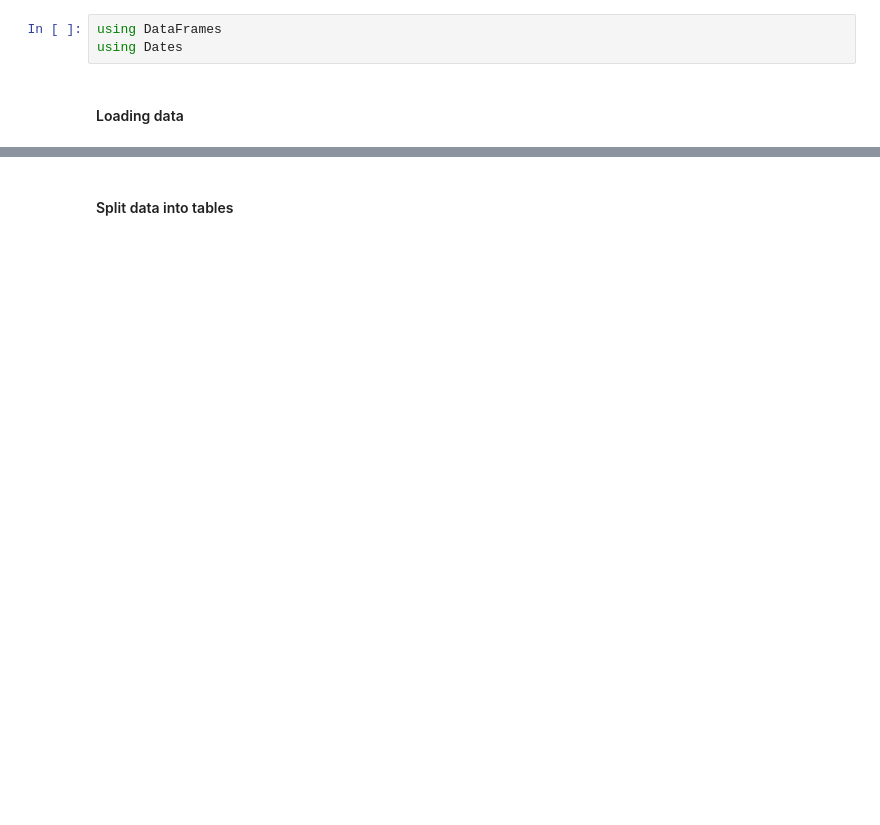
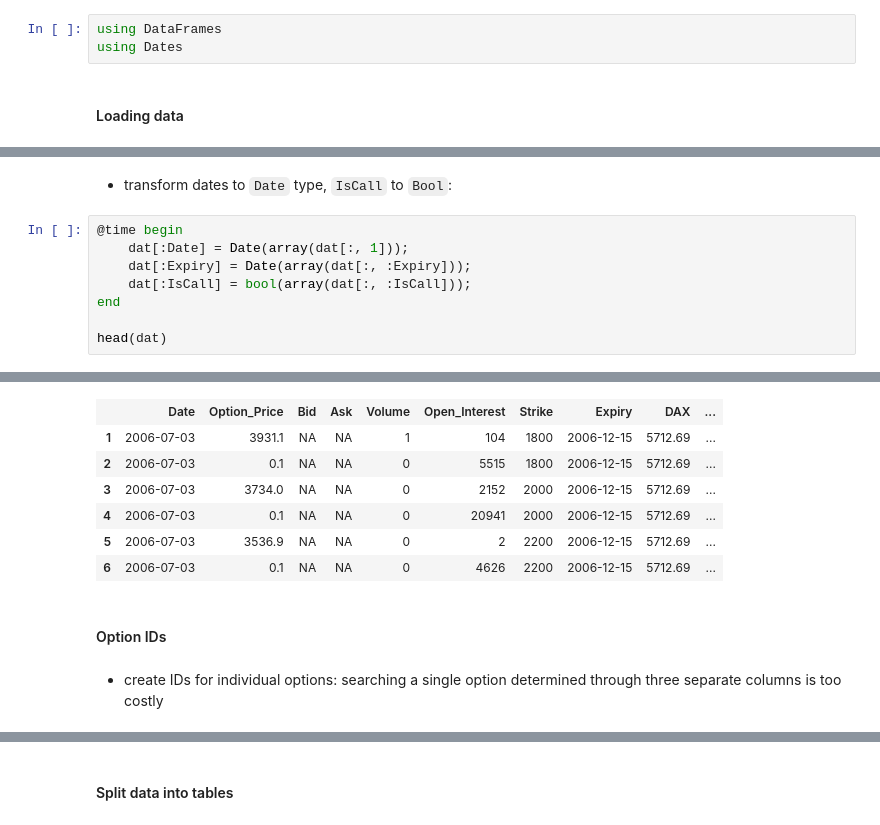
Before and after one commit to JuliaFinMetriX/option_prices, a Jupyter notebook: notebooks/creating_relational_database.ipynb, the cells around one changed output, grey strips where cells are left out. Drawn from its saved outputs; the diff is of its cells as text; blank space fills up the shorter version.

```diff
--- a/notebooks/creating_relational_database.ipynb
+++ b/notebooks/creating_relational_database.ipynb
@@ -18,0 +39,11 @@ elapsed time: 12.954250909 seconds (3564920424 bytes allocated, 11.75% gc time)
+# %% [markdown]
+- transform dates to `Date` type, `IsCall` to `Bool`:
+# %%
+@time begin
+    dat[:Date] = Date(array(dat[:, 1]));
+    dat[:Expiry] = Date(array(dat[:, :Expiry]));
+    dat[:IsCall] = bool(array(dat[:, :IsCall]));
+end
+
+head(dat)
+# %% [output]
@@ -18,0 +51,11 @@ elapsed time: 12.954250909 seconds (3564920424 bytes allocated, 11.75% gc time)
+|  | Date | Option_Price | Bid | Ask | Volume | Open_Interest | Strike | Expiry | DAX | ... |
+| 1 | 2006-07-03 | 3931.1 | NA | NA | 1 | 104 | 1800 | 2006-12-15 | 5712.69 | ... |
+| 2 | 2006-07-03 | 0.1 | NA | NA | 0 | 5515 | 1800 | 2006-12-15 | 5712.69 | ... |
+| 3 | 2006-07-03 | 3734.0 | NA | NA | 0 | 2152 | 2000 | 2006-12-15 | 5712.69 | ... |
+| 4 | 2006-07-03 | 0.1 | NA | NA | 0 | 20941 | 2000 | 2006-12-15 | 5712.69 | ... |
+| 5 | 2006-07-03 | 3536.9 | NA | NA | 0 | 2 | 2200 | 2006-12-15 | 5712.69 | ... |
+| 6 | 2006-07-03 | 0.1 | NA | NA | 0 | 4626 | 2200 | 2006-12-15 | 5712.69 | ... |
+# %% [markdown]
+#### Option IDs
+# %% [markdown]
+- create IDs for individual options: searching a single option determined through three separate columns is too costly
```
Also changed, not shown: parts of 39 cells of this notebook.
